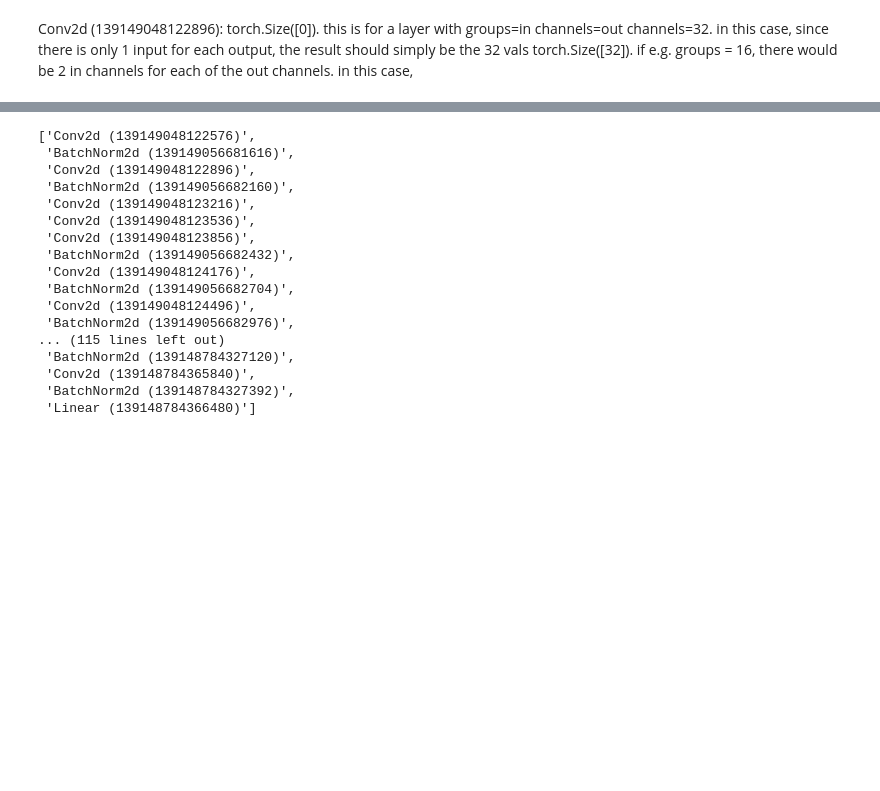
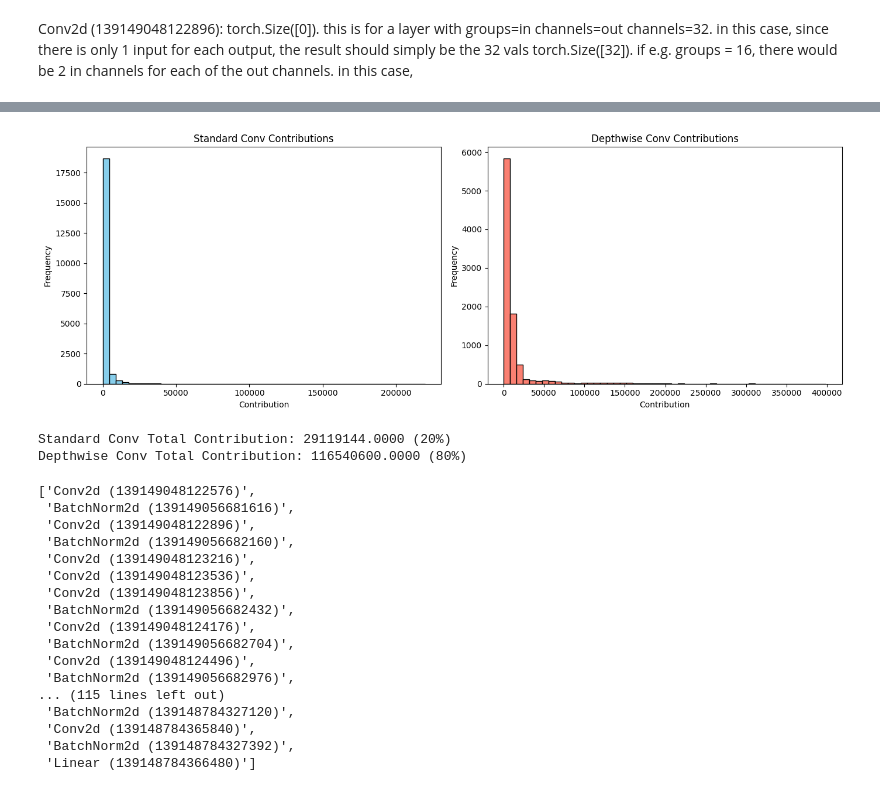
Before and after one commit to Kai-Mansfield/mnist, a Jupyter notebook: enet3.ipynb, the cells around one changed output, grey strips where cells are left out. Saved outputs shown, nothing was run; the diff lists cells and outputs as text; code cells hidden in the pictures; blank space fills up the shorter version.

```diff
--- a/enet3.ipynb
+++ b/enet3.ipynb
@@ -704,3 +724,0 @@ tensor([])
-# %%
-for k, v in activation_values.items():
-    print(f"{k}: {v.shape}")
@@ -733,3 +771,45 @@ torch.Size([3, 32, 112, 112])
+# %%
+import matplotlib.pyplot as plt
+import torch
+
+# Flatten all values from each dict into one 1D tensor
+standard_vals = torch.cat([v.flatten() for v in standard_contrib.values()])
+depthwise_vals = torch.cat([v.flatten() for v in depthwise_contrib.values()])
+
+# Plot
+plt.figure(figsize=(14, 5))
+
+plt.subplot(1, 2, 1)
+plt.hist(standard_vals.cpu().numpy(), bins=50, color='skyblue', edgecolor='black')
+plt.title('Standard Conv Contributions')
+plt.xlabel('Contribution')
+plt.ylabel('Frequency')
+
+plt.subplot(1, 2, 2)
+plt.hist(depthwise_vals.cpu().numpy(), bins=50, color='salmon', edgecolor='black')
+plt.title('Depthwise Conv Contributions')
+plt.xlabel('Contribution')
+plt.ylabel('Frequency')
+
+plt.tight_layout()
+plt.show()
+# %% [output]
+[figure, added]
+# %%
+# Sum all values
+standard_sum = standard_vals.sum().item()
+depthwise_sum = depthwise_vals.sum().item()
+
+# Express each as a fraction of the total
+total = standard_sum + depthwise_sum
+standard_frac = round(standard_sum / total * 100)
+depthwise_frac = round(depthwise_sum / total * 100)
+
+print(f"Standard Conv Total Contribution: {standard_sum:.4f} ({standard_frac}%)")
+print(f"Depthwise Conv Total Contribution: {depthwise_sum:.4f} ({depthwise_frac}%)")
+# %% [output]
+Standard Conv Total Contribution: 29119144.0000 (20%)
+Depthwise Conv Total Contribution: 116540600.0000 (80%)
 # %%
 list(channel_contributions.keys())
 # %% [output]
```
Also changed, not shown: parts of 9 cells of this notebook.
